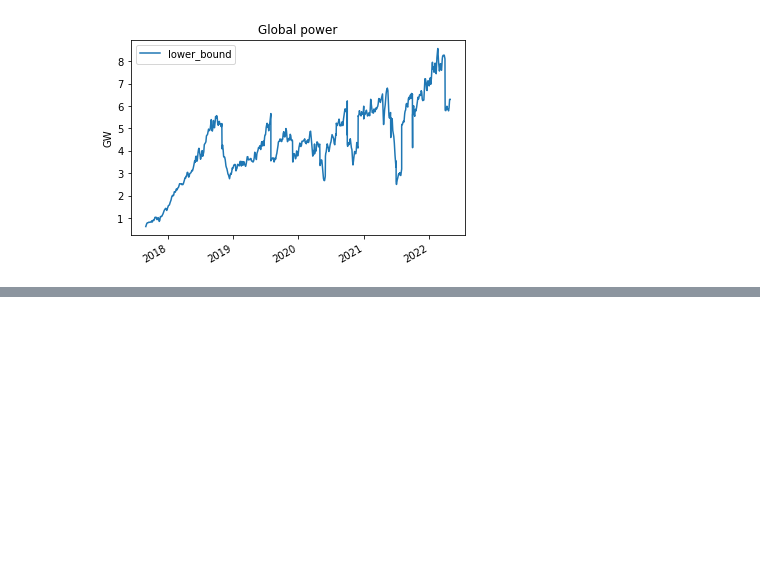
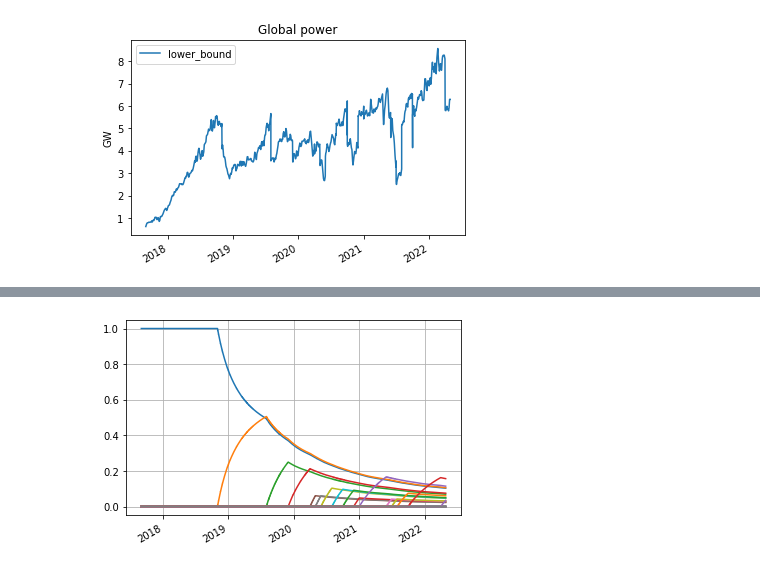
Before and after one commit to QRB-Labs/qrb, a Jupyter notebook: analysis/mining_dynamics.ipynb, the cells around one changed output, grey strips where cells are left out. Saved outputs shown, nothing was run; the diff lists cells and outputs as text; code cells hidden in the pictures; blank space fills up the shorter version.

Commit message:
fix zero initial dist

```diff
--- a/analysis/mining_dynamics.ipynb
+++ b/analysis/mining_dynamics.ipynb
@@ -264,0 +225,26 @@ plt.grid()
+# %%
+import math
+
+b = math.log(2)/(3*365.25)
+a = math.log(2)/(0.5*365.25)
+
+def population_weights(t):
+    p = []
+    for tn,tn1 in list(zip(miners_df.index, list(miners_df.index[1:]) + [pd.Timestamp.max])):
+        if tn > t:
+            pn = 0
+        else:
+            pn = (math.exp(b*(tn-t).days) -
+                  math.exp(a*(tn-min(tn1,t)).days + b*min(tn1-t,pd.Timedelta(0)).days))
+            pn *= a/(a-b)
+        p.append(pn)
+    s = sum(p)
+    if s == 0:
+        return [1.0] + [0]*(len(p)-1)
+    return [pi/s for pi in p]
+
+pop_dist = df6.apply(lambda row: population_weights(row.name), result_type='expand', axis=1)
+pop_dist.plot(legend=False)
+plt.grid()
+# %% [output]
+[figure, added]
```
Also changed, not shown: parts of 11 cells of this notebook.
